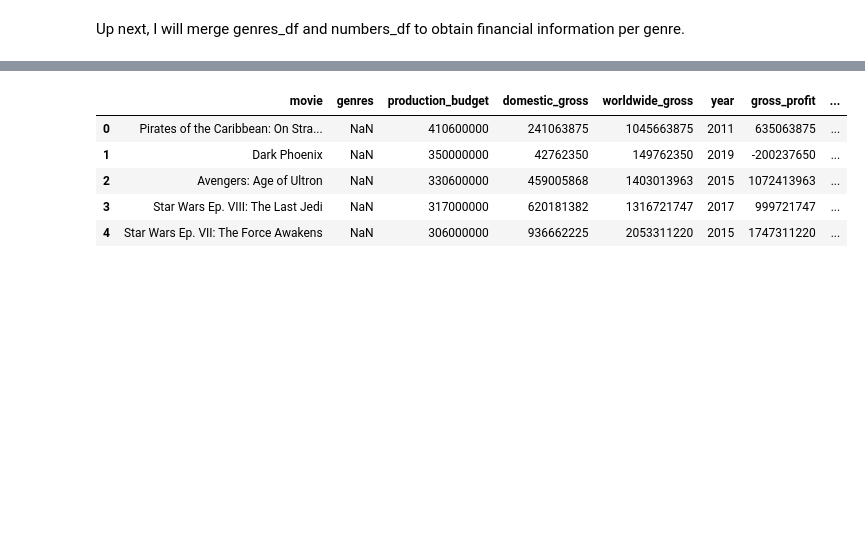
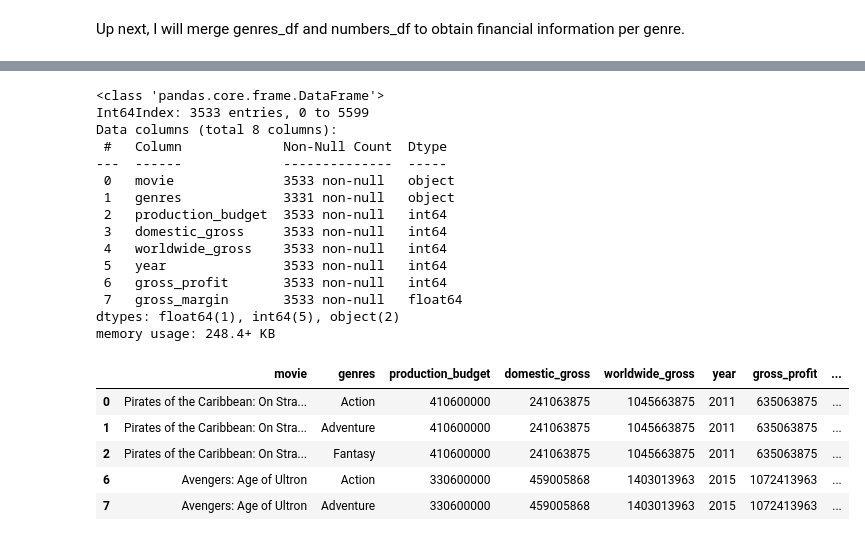
Before and after one commit to adcm2292/dsc-phase-1-project-online, a Jupyter notebook: n3_the-numbers.ipynb, the cells around one changed output, grey strips where cells are left out. Cells and saved outputs as stored; diff of their text form; code cells hidden in the pictures; blank space fills up the shorter version.

```diff
--- a/n3_the-numbers.ipynb
+++ b/n3_the-numbers.ipynb
@@ -59,12 +75,29 @@ numbers_by_genre['gross_margin'] = (
-# %%
-numbers_by_genre.head()
-# %% [output]
-|  | movie | genres | production_budget | domestic_gross | worldwide_gross | year | gross_profit | ... |
-| 0 | Pirates of the Caribbean: On Stra... | NaN | 410600000 | 241063875 | 1045663875 | 2011 | 635063875 | ... |
-| 1 | Dark Phoenix | NaN | 350000000 | 42762350 | 149762350 | 2019 | -200237650 | ... |
-| 2 | Avengers: Age of Ultron | NaN | 330600000 | 459005868 | 1403013963 | 2015 | 1072413963 | ... |
-| 3 | Star Wars Ep. VIII: The Last Jedi | NaN | 317000000 | 620181382 | 1316721747 | 2017 | 999721747 | ... |
-| 4 | Star Wars Ep. VII: The Force Awakens | NaN | 306000000 | 936662225 | 2053311220 | 2015 | 1747311220 | ... |
+# %%
+numbers_by_genre = numbers_by_genre[numbers_by_genre['gross_margin'] >= 0]
+numbers_by_genre.info()
+numbers_by_genre.head()
+# %% [output]
+<class 'pandas.core.frame.DataFrame'>
+Int64Index: 3533 entries, 0 to 5599
+Data columns (total 8 columns):
+ #   Column             Non-Null Count  Dtype
+---  ------             --------------  -----
+ 0   movie              3533 non-null   object
+ 1   genres             3331 non-null   object
+ 2   production_budget  3533 non-null   int64
+ 3   domestic_gross     3533 non-null   int64
+ 4   worldwide_gross    3533 non-null   int64
+ 5   year               3533 non-null   int64
+ 6   gross_profit       3533 non-null   int64
+ 7   gross_margin       3533 non-null   float64
+dtypes: float64(1), int64(5), object(2)
+memory usage: 248.4+ KB
+|  | movie | genres | production_budget | domestic_gross | worldwide_gross | year | gross_profit | ... |
+| 0 | Pirates of the Caribbean: On Stra... | Action | 410600000 | 241063875 | 1045663875 | 2011 | 635063875 | ... |
+| 1 | Pirates of the Caribbean: On Stra... | Adventure | 410600000 | 241063875 | 1045663875 | 2011 | 635063875 | ... |
+| 2 | Pirates of the Caribbean: On Stra... | Fantasy | 410600000 | 241063875 | 1045663875 | 2011 | 635063875 | ... |
+| 6 | Avengers: Age of Ultron | Action | 330600000 | 459005868 | 1403013963 | 2015 | 1072413963 | ... |
+| 7 | Avengers: Age of Ultron | Adventure | 330600000 | 459005868 | 1403013963 | 2015 | 1072413963 | ... |
 # %%
 genre_grp = numbers_by_genre.groupby(numbers_by_genre.genres)
 # %%
```
Also changed, not shown: parts of 18 cells of this notebook, 3 other files.
